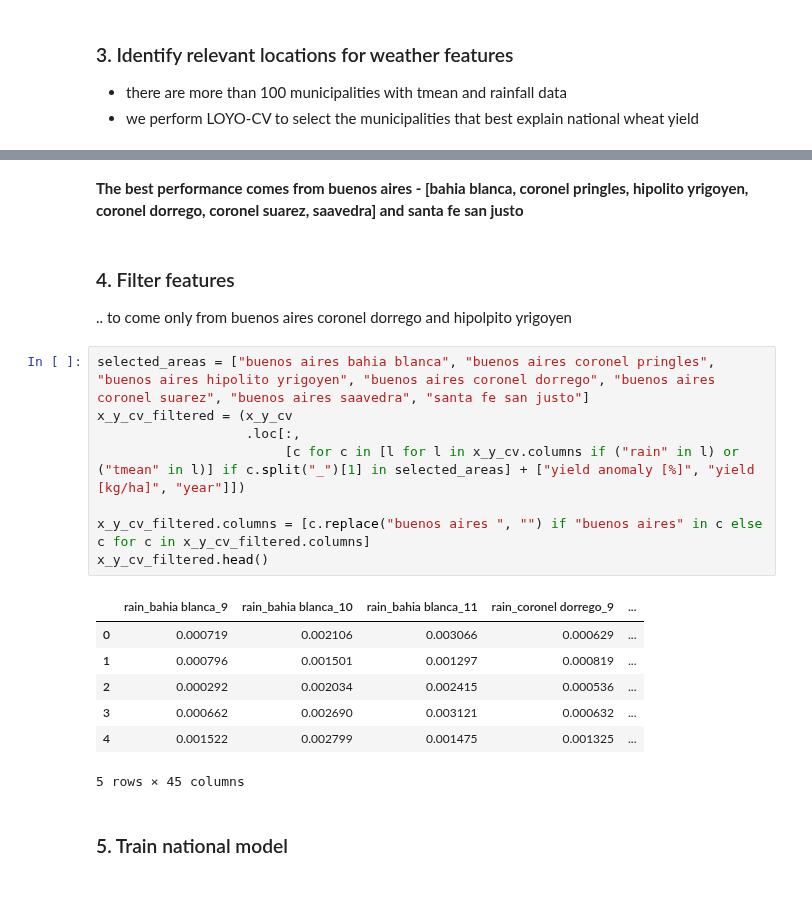
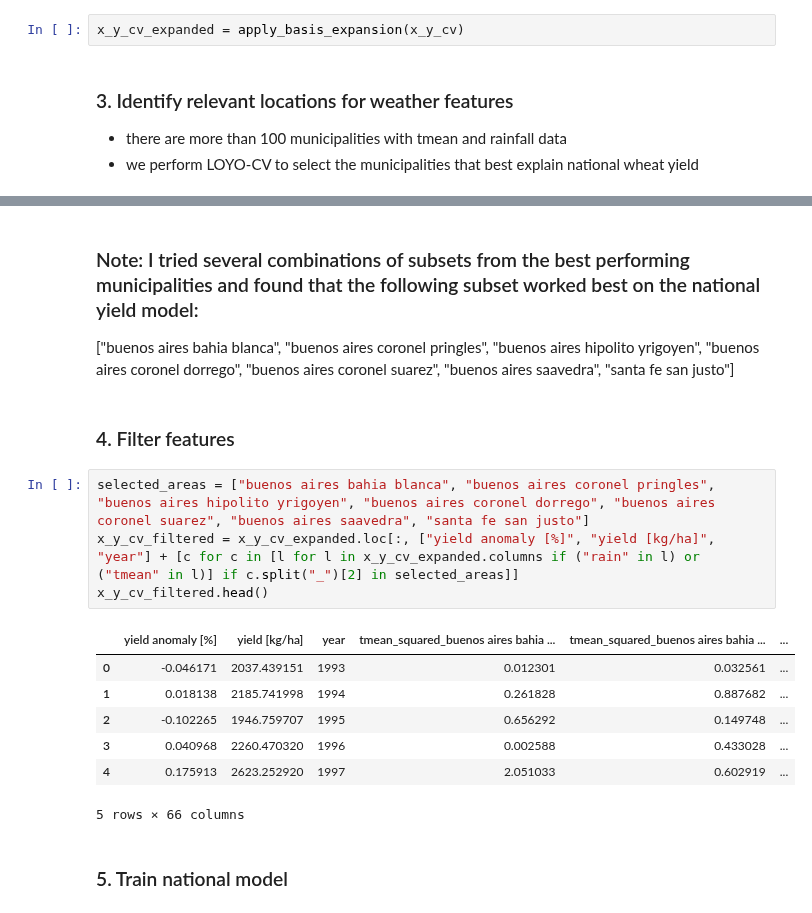
Before and after one commit to mzachow/wheat-yield-forecast-argentina, a Jupyter notebook: 3_train_model.ipynb, the cells around one changed output, grey strips where cells are left out. Cells and saved outputs as stored; diff of their text form.

```diff
--- a/3_train_model.ipynb
+++ b/3_train_model.ipynb
@@ -87,3 +134,5 @@ plt.show()
+# %%
+x_y_cv_expanded = apply_basis_expansion(x_y_cv)
 # %% [markdown]
 ### 3. Identify relevant locations for weather features
 
@@ -159,24 +192,20 @@ rmse is 11.6, MAE is 9.0, and pearson's r is 0.51 for area buenos aires saavedra
 # %% [markdown]
-**The best performance comes from buenos aires - [bahia blanca, coronel pringles, hipolito yrigoyen, coronel dorrego, coronel suarez, saavedra] and santa fe san justo**
+### Note: I tried several combinations of subsets from the best performing municipalities and found that the following subset worked best on the national yield model:
+
+["buenos aires bahia blanca", "buenos aires coronel pringles", "buenos aires hipolito yrigoyen", "buenos aires coronel dorrego", "buenos aires coronel suarez", "buenos aires saavedra", "santa fe san justo"]
-# %% [markdown]
-### 4. Filter features
-
-.. to come only from buenos aires coronel dorrego and hipolpito yrigoyen
+# %% [markdown]
+### 4. Filter features
 # %%
 selected_areas = ["buenos aires bahia blanca", "buenos aires coronel pringles", "buenos aires hipolito yrigoyen", "buenos aires coronel dorrego", "buenos aires coronel suarez", "buenos aires saavedra", "santa fe san justo"]
-x_y_cv_filtered = (x_y_cv
-                   .loc[:,
-                        [c for c in [l for l in x_y_cv.columns if ("rain" in l) or ("tmean" in l)] if c.split("_")[1] in selected_areas] + ["yield anomaly [%]", "yield [kg/ha]", "year"]])
-
-x_y_cv_filtered.columns = [c.replace("buenos aires ", "") if "buenos aires" in c else c for c in x_y_cv_filtered.columns]
+x_y_cv_filtered = x_y_cv_expanded.loc[:, ["yield anomaly [%]", "yield [kg/ha]", "year"] + [c for c in [l for l in x_y_cv_expanded.columns if ("rain" in l) or ("tmean" in l)] if c.split("_")[2] in selected_areas]]
 x_y_cv_filtered.head()
 # %% [output]
-|  | rain_bahia blanca_9 | rain_bahia blanca_10 | rain_bahia blanca_11 | rain_coronel dorrego_9 | ... |
-| 0 | 0.000719 | 0.002106 | 0.003066 | 0.000629 | ... |
-| 1 | 0.000796 | 0.001501 | 0.001297 | 0.000819 | ... |
-| 2 | 0.000292 | 0.002034 | 0.002415 | 0.000536 | ... |
-| 3 | 0.000662 | 0.002690 | 0.003121 | 0.000632 | ... |
-| 4 | 0.001522 | 0.002799 | 0.001475 | 0.001325 | ... |
+|  | yield anomaly [%] | yield [kg/ha] | year | tmean_squared_buenos aires bahia ... | tmean_squared_buenos aires bahia ... | ... |
+| 0 | -0.046171 | 2037.439151 | 1993 | 0.012301 | 0.032561 | ... |
+| 1 | 0.018138 | 2185.741998 | 1994 | 0.261828 | 0.887682 | ... |
+| 2 | -0.102265 | 1946.759707 | 1995 | 0.656292 | 0.149748 | ... |
+| 3 | 0.040968 | 2260.470320 | 1996 | 0.002588 | 0.433028 | ... |
+| 4 | 0.175913 | 2623.252920 | 1997 | 2.051033 | 0.602919 | ... |
-5 rows × 45 columns
+5 rows × 66 columns
 # %% [markdown]
 ### 5. Train national model
```
Also changed, not shown: parts of 29 cells of this notebook.
